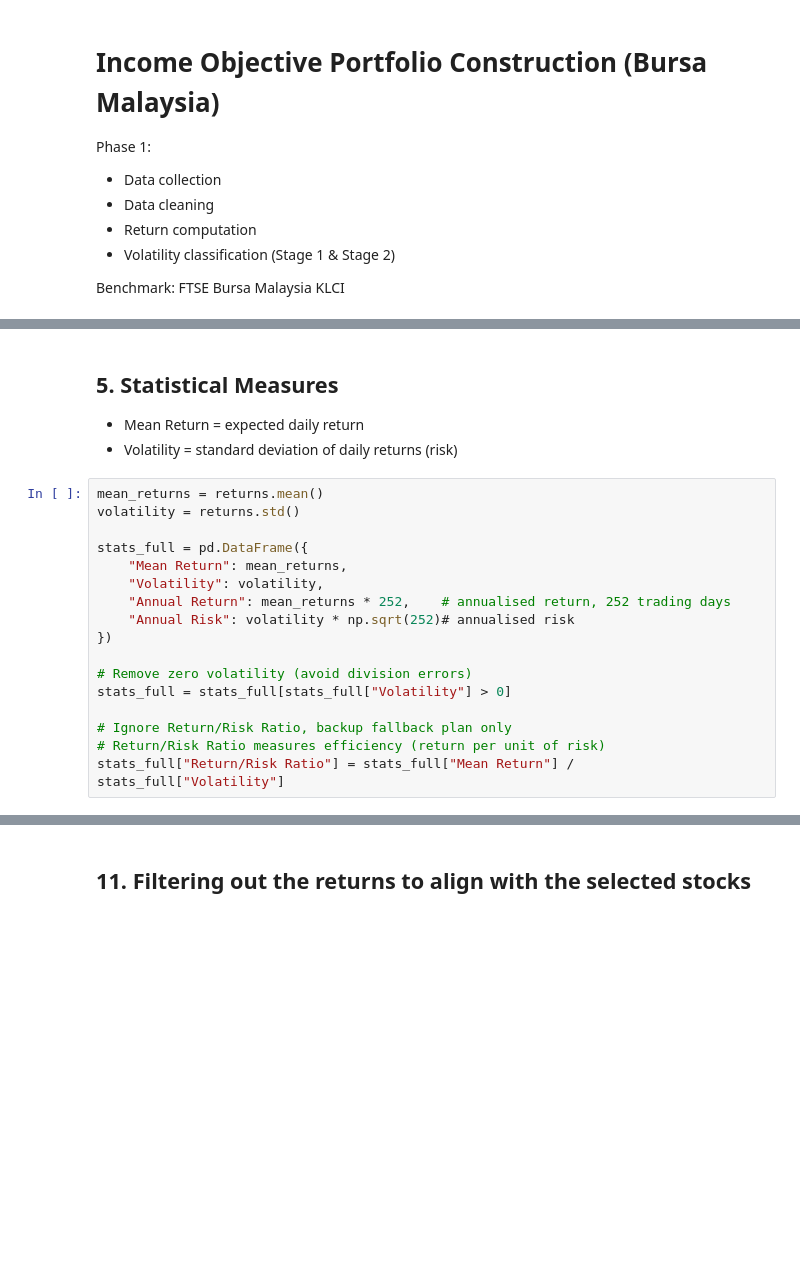
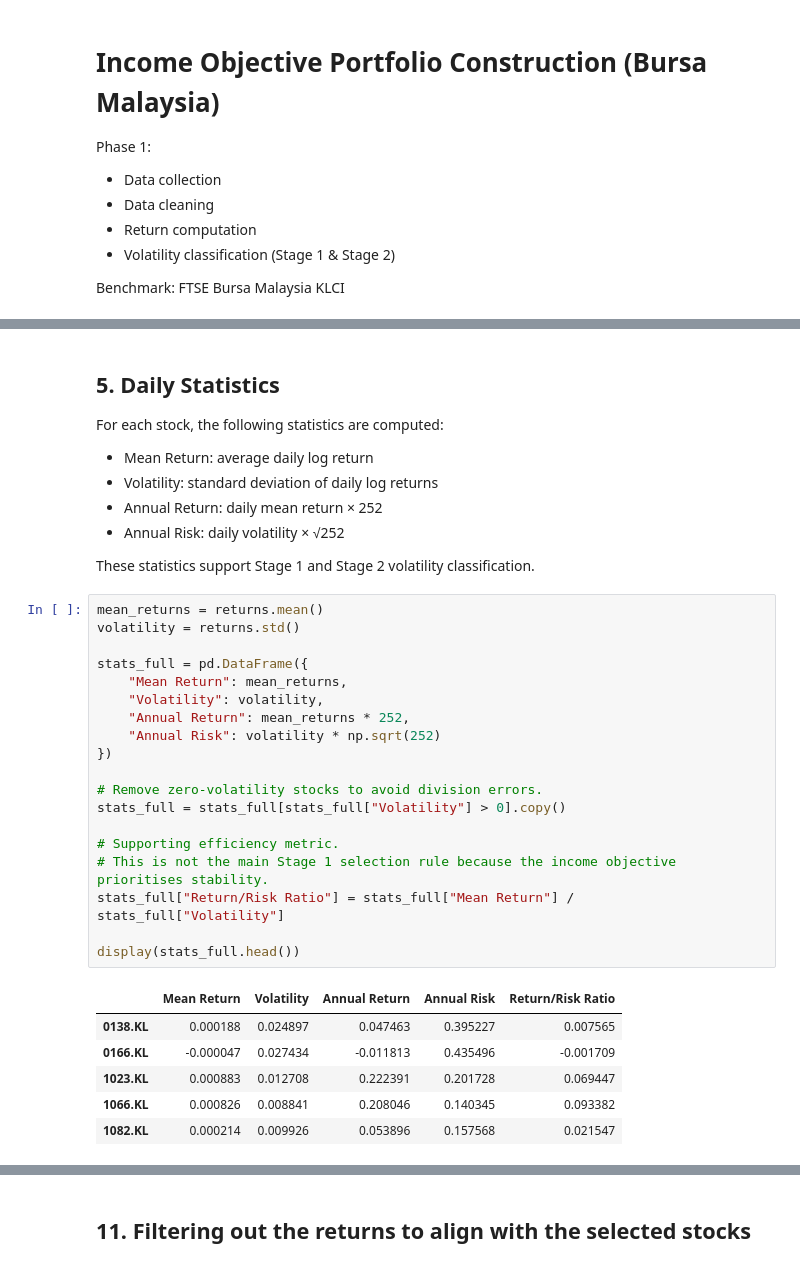
Before and after one commit to Jenson1hrs/RBA_Portfolio_Optimization, a Jupyter notebook: data/DataMain.ipynb, the cells around one changed output, grey strips where cells are left out. Cells and saved outputs as stored; diff of their text form; blank space fills up the shorter version.

```diff
--- a/data/DataMain.ipynb
+++ b/data/DataMain.ipynb
@@ -98,22 +156,38 @@ benchmark_returns = benchmark_prices.pct_change().dropna()
 # %% [markdown]
-## 5. Statistical Measures
-- Mean Return = expected daily return
-- Volatility = standard deviation of daily returns (risk)
+## 5. Daily Statistics
+
+For each stock, the following statistics are computed:
+
+- Mean Return: average daily log return
+- Volatility: standard deviation of daily log returns
+- Annual Return: daily mean return × 252
+- Annual Risk: daily volatility × √252
+
+These statistics support Stage 1 and Stage 2 volatility classification.
 # %%
 mean_returns = returns.mean()
 volatility = returns.std()
 
 stats_full = pd.DataFrame({
     "Mean Return": mean_returns,
     "Volatility": volatility,
-    "Annual Return": mean_returns * 252,    # annualised return, 252 trading days
-    "Annual Risk": volatility * np.sqrt(252)# annualised risk
+    "Annual Return": mean_returns * 252,
+    "Annual Risk": volatility * np.sqrt(252)
 })
 
-# Remove zero volatility (avoid division errors)
-stats_full = stats_full[stats_full["Volatility"] > 0]
+# Remove zero-volatility stocks to avoid division errors.
+stats_full = stats_full[stats_full["Volatility"] > 0].copy()
 
-# Ignore Return/Risk Ratio, backup fallback plan only
-# Return/Risk Ratio measures efficiency (return per unit of risk)
+# Supporting efficiency metric.
+# This is not the main Stage 1 selection rule because the income objective prioritises stability.
 stats_full["Return/Risk Ratio"] = stats_full["Mean Return"] / stats_full["Volatility"]
+
+display(stats_full.head())
+# %% [output]
+|  | Mean Return | Volatility | Annual Return | Annual Risk | Return/Risk Ratio |
+| 0138.KL | 0.000188 | 0.024897 | 0.047463 | 0.395227 | 0.007565 |
+| 0166.KL | -0.000047 | 0.027434 | -0.011813 | 0.435496 | -0.001709 |
+| 1023.KL | 0.000883 | 0.012708 | 0.222391 | 0.201728 | 0.069447 |
+| 1066.KL | 0.000826 | 0.008841 | 0.208046 | 0.140345 | 0.093382 |
+| 1082.KL | 0.000214 | 0.009926 | 0.053896 | 0.157568 | 0.021547 |
 # %% [markdown]
```
Also changed, not shown: parts of 23 cells of this notebook, 37 other files.
